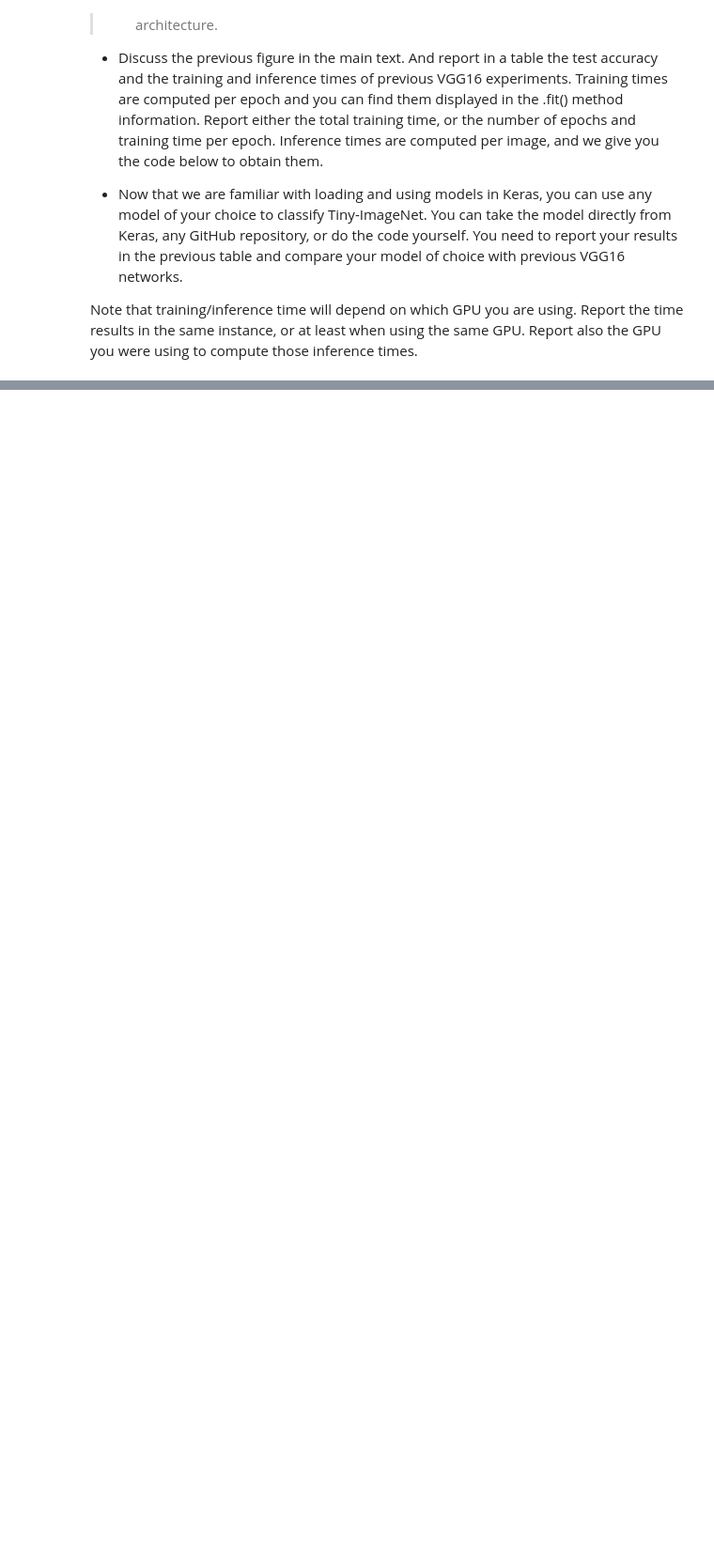
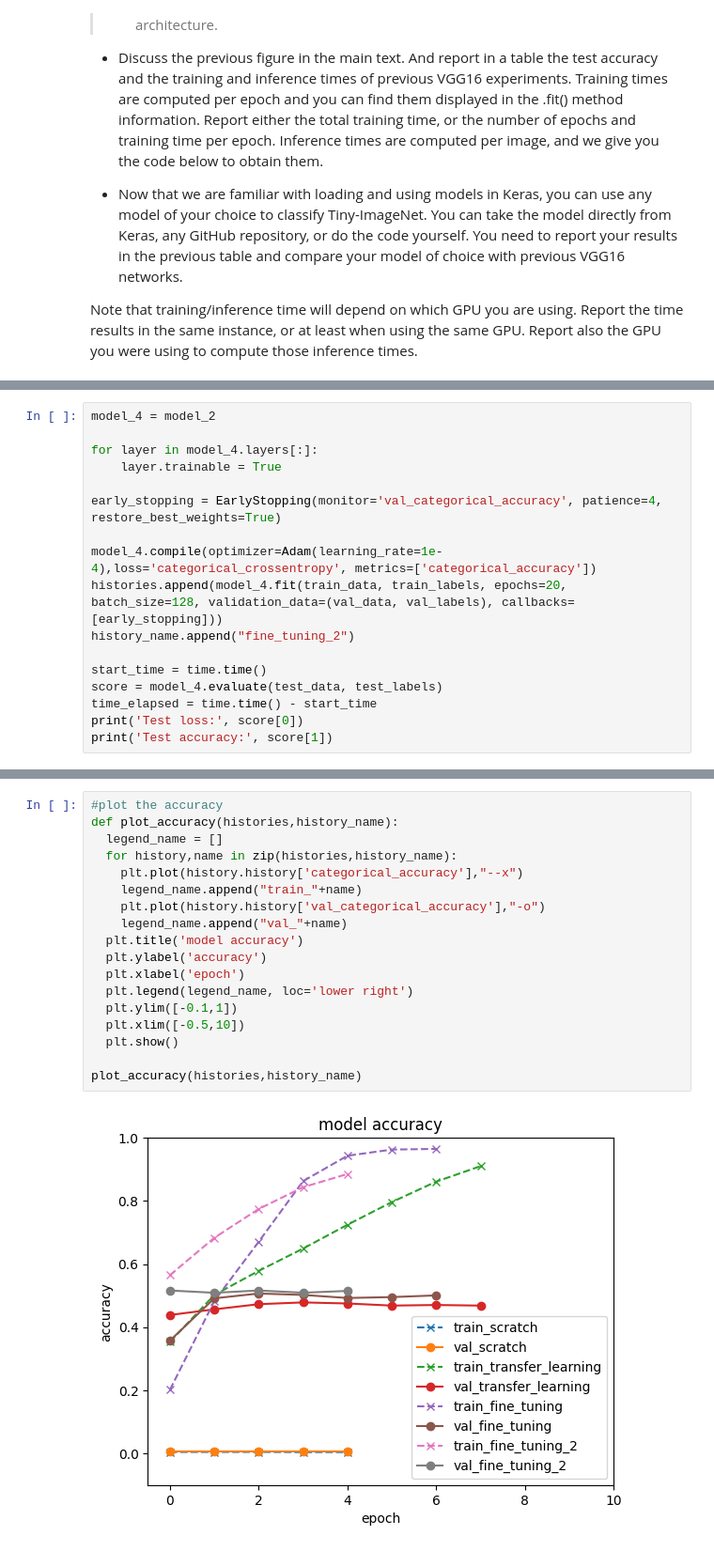
Before and after one commit to MarShao0124/deep_learning_practice, a Jupyter notebook: 04_Common_CNN_architectures.ipynb, the cells around one changed output, grey strips where cells are left out. Shown at 94% size. Saved outputs shown, nothing was run; the diff lists cells and outputs as text; blank space fills up the shorter version.

```diff
--- a/04_Common_CNN_architectures.ipynb
+++ b/04_Common_CNN_architectures.ipynb
@@ -898,0 +1057,17 @@ print('Average inference time per image: {:.4f} (ms)'.format(1000*time_elapsed/l
+# %%
+model_4 = model_2
+
+for layer in model_4.layers[:]:
+    layer.trainable = True
+
+early_stopping = EarlyStopping(monitor='val_categorical_accuracy', patience=4, restore_best_weights=True)
+
+model_4.compile(optimizer=Adam(learning_rate=1e-4),loss='categorical_crossentropy', metrics=['categorical_accuracy'])
+histories.append(model_4.fit(train_data, train_labels, epochs=20, batch_size=128, validation_data=(val_data, val_labels), callbacks=[early_stopping]))
+history_name.append("fine_tuning_2")
+
+start_time = time.time()
+score = model_4.evaluate(test_data, test_labels)
+time_elapsed = time.time() - start_time
+print('Test loss:', score[0])
+print('Test accuracy:', score[1])
@@ -898,0 +1088,20 @@ print('Average inference time per image: {:.4f} (ms)'.format(1000*time_elapsed/l
+# %%
+#plot the accuracy
+def plot_accuracy(histories,history_name):
+  legend_name = []
+  for history,name in zip(histories,history_name):
+    plt.plot(history.history['categorical_accuracy'],"--x")
+    legend_name.append("train_"+name)
+    plt.plot(history.history['val_categorical_accuracy'],"-o")
+    legend_name.append("val_"+name)
+  plt.title('model accuracy')
+  plt.ylabel('accuracy')
+  plt.xlabel('epoch')
+  plt.legend(legend_name, loc='lower right')
+  plt.ylim([-0.1,1])
+  plt.xlim([-0.5,10])
+  plt.show()
+
+plot_accuracy(histories,history_name)
+# %% [output]
+[figure, added]
```
Also changed, not shown: parts of 9 cells of this notebook.
